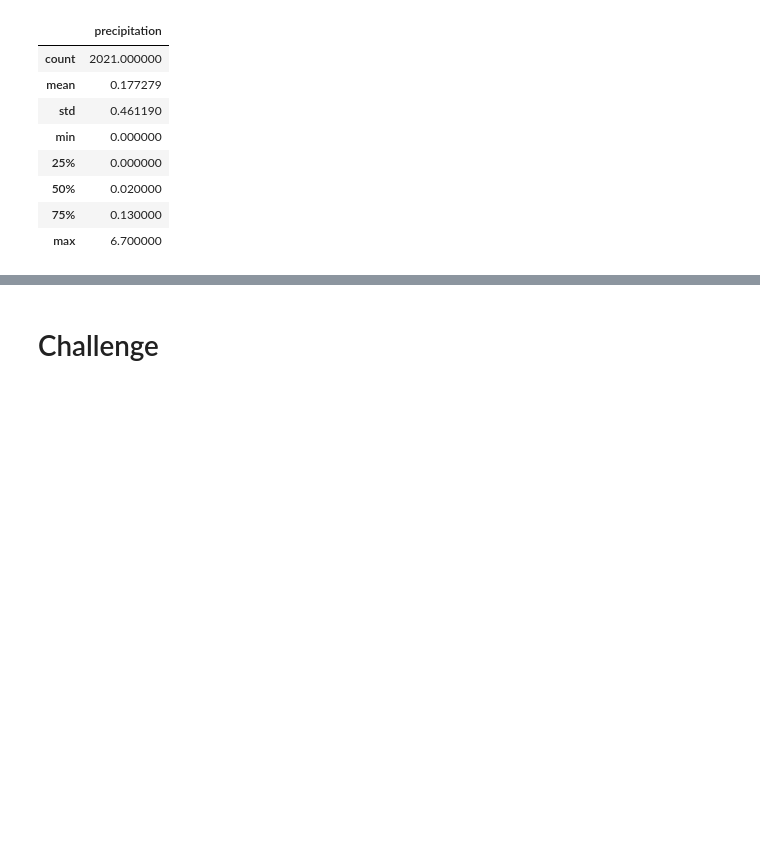
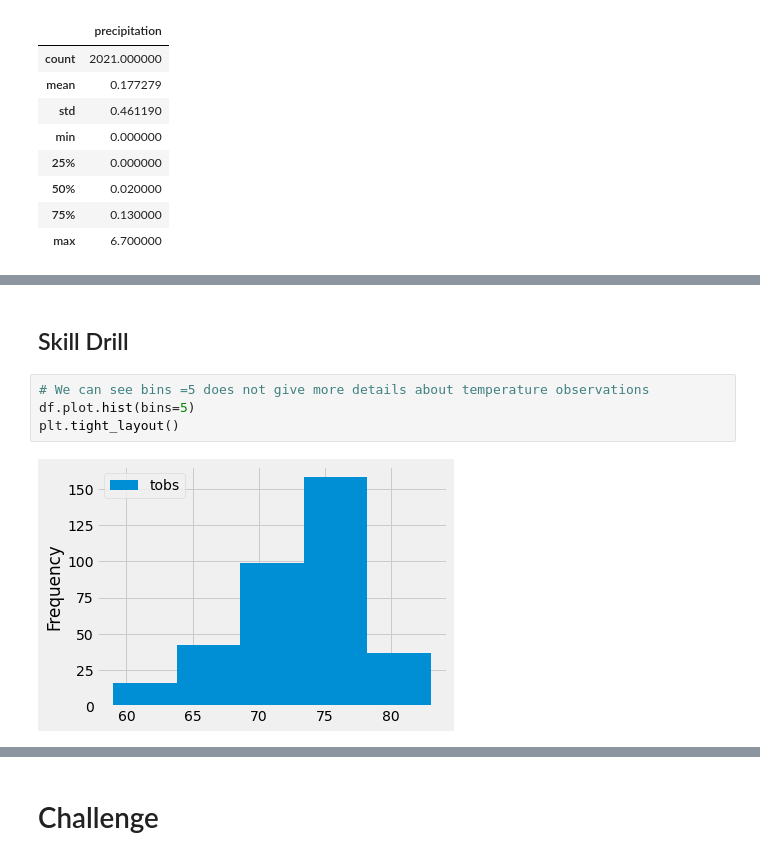
Before and after one commit to Hisham9995/surfs_up, a Jupyter notebook: climate_analysis.ipynb, the cells around one changed output, grey strips where cells are left out. Cells and saved outputs as stored; diff of their text form; blank space fills up the shorter version.

```diff
--- a/climate_analysis.ipynb
+++ b/climate_analysis.ipynb
@@ -204,0 +278,8 @@ df.describe()
+# %% [markdown]
+## Skill Drill
+# %%
+# We can see bins =5 does not give more details about temperature observations
+df.plot.hist(bins=5)
+plt.tight_layout()
+# %% [output]
+[figure, added]
```
Also changed, not shown: parts of 9 cells of this notebook.
